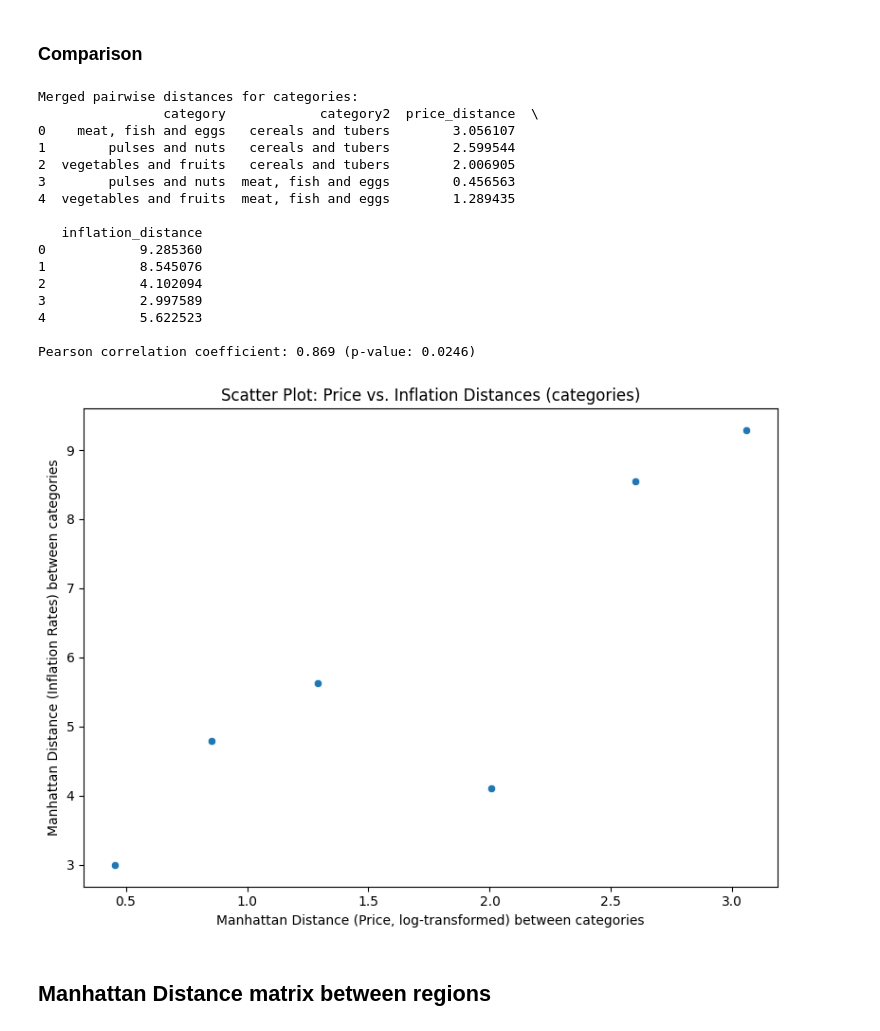
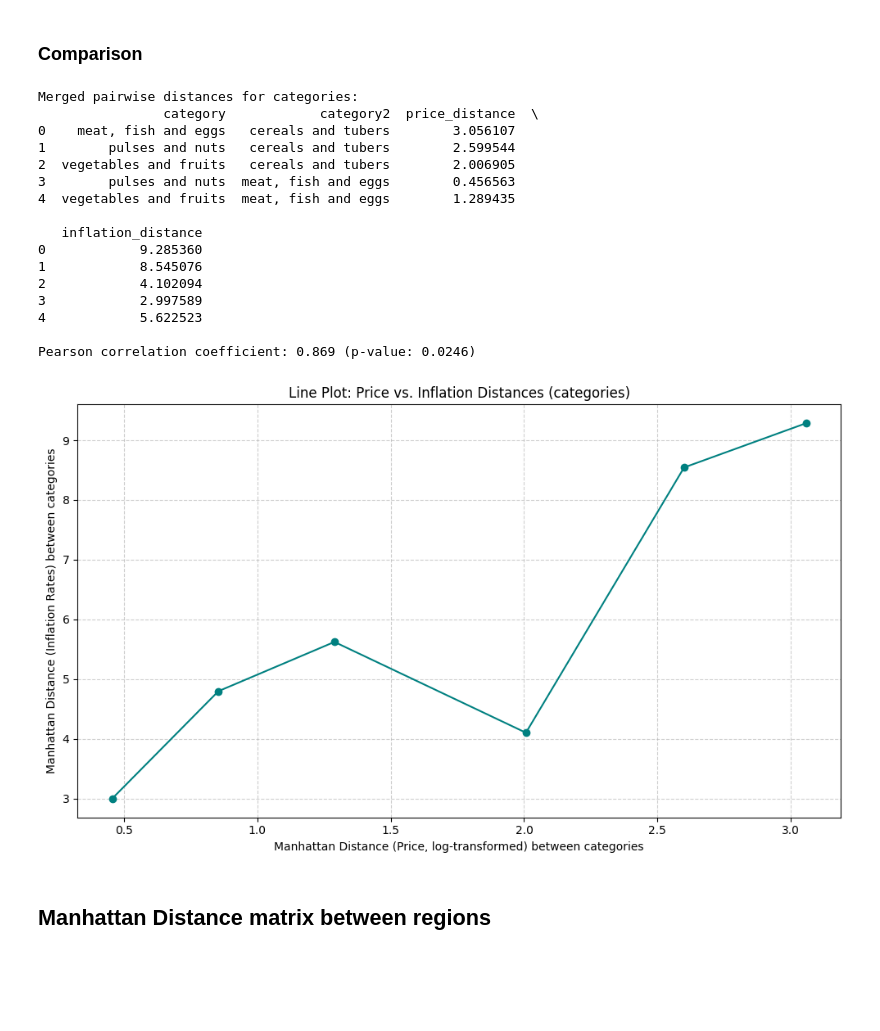
Before and after one commit to mjjj-642/Philippine-FoodPrices, a Jupyter notebook: distance.ipynb, the cells around one changed output. Cells and saved outputs as stored; diff of their text form; code cells hidden in the pictures; blank space fills up the shorter version.

Commit message:
refactor: line plot

```diff
--- a/distance.ipynb
+++ b/distance.ipynb
@@ -323,8 +325,8 @@ Ranking of closest distances between categories (based on yearly inflation rates
 # %% [markdown]
 ### Comparison
 # %%
-dist_df_price = dist_df.copy()        # from your price analysis
-dist_df_inflation = dist_inflation_df.copy()  # from your inflation analysis
+dist_df_price = dist_df.copy()
+dist_df_inflation = dist_inflation_df.copy()
 
 dist_df_price.index.name = 'category'
 price_long = dist_df_price.reset_index().melt(id_vars='category', var_name='category2', value_name='price_distance')
@@ -338,38 +340,44 @@ inflation_long = inflation_long[inflation_long['category'] != inflation_long['ca
 inflation_long['pair'] = inflation_long.apply(lambda row: tuple(sorted([row['category'], row['category2']])), axis=1)
 inflation_long_unique = inflation_long.drop_duplicates(subset='pair').drop(columns='pair')
 
+# --- Merging distances ---
 merged_distances = pd.merge(price_long_unique, inflation_long_unique, on=['category', 'category2'], how='inner')
 print("Merged pairwise distances for categories:")
 print(merged_distances.head())
 
+# --- Correlation ---
 corr_coef, p_value = pearsonr(merged_distances['price_distance'], merged_distances['inflation_distance'])
 print(f"\nPearson correlation coefficient: {corr_coef:.3f} (p-value: {p_value:.3g})")
 
-plt.figure(figsize=(8,6))
-sns.scatterplot(data=merged_distances, x='price_distance', y='inflation_distance')
+# --- Line Plot ---
+merged_sorted = merged_distances.sort_values(by='price_distance').reset_index(drop=True)
+
+plt.figure(figsize=(10, 6))
+plt.plot(merged_sorted['price_distance'], merged_sorted['inflation_distance'], marker='o', linestyle='-', color='teal')
 plt.xlabel("Manhattan Distance (Price, log-transformed) between categories")
 plt.ylabel("Manhattan Distance (Inflation Rates) between categories")
-plt.title("Scatter Plot: Price vs. Inflation Distances (categories)")
+plt.title("Line Plot: Price vs. Inflation Distances (categories)")
+plt.grid(True, linestyle='--', alpha=0.6)
 plt.tight_layout()
 plt.show()
 # %% [output]
 Merged pairwise distances for categories:
                 category            category2  price_distance  \
 0    meat, fish and eggs   cereals and tubers        3.056107
 1        pulses and nuts   cereals and tubers        2.599544
 2  vegetables and fruits   cereals and tubers        2.006905
 3        pulses and nuts  meat, fish and eggs        0.456563
 4  vegetables and fruits  meat, fish and eggs        1.289435
 
    inflation_distance
 0            9.285360
 1            8.545076
 2            4.102094
 3            2.997589
 4            5.622523
 
 Pearson correlation coefficient: 0.869 (p-value: 0.0246)
-[figure, old version]
+[figure, new version]
 # %% [markdown]
 ## Manhattan Distance matrix between regions
 # %% [markdown]
```
Also changed, not shown: parts of 2 cells of this notebook.
